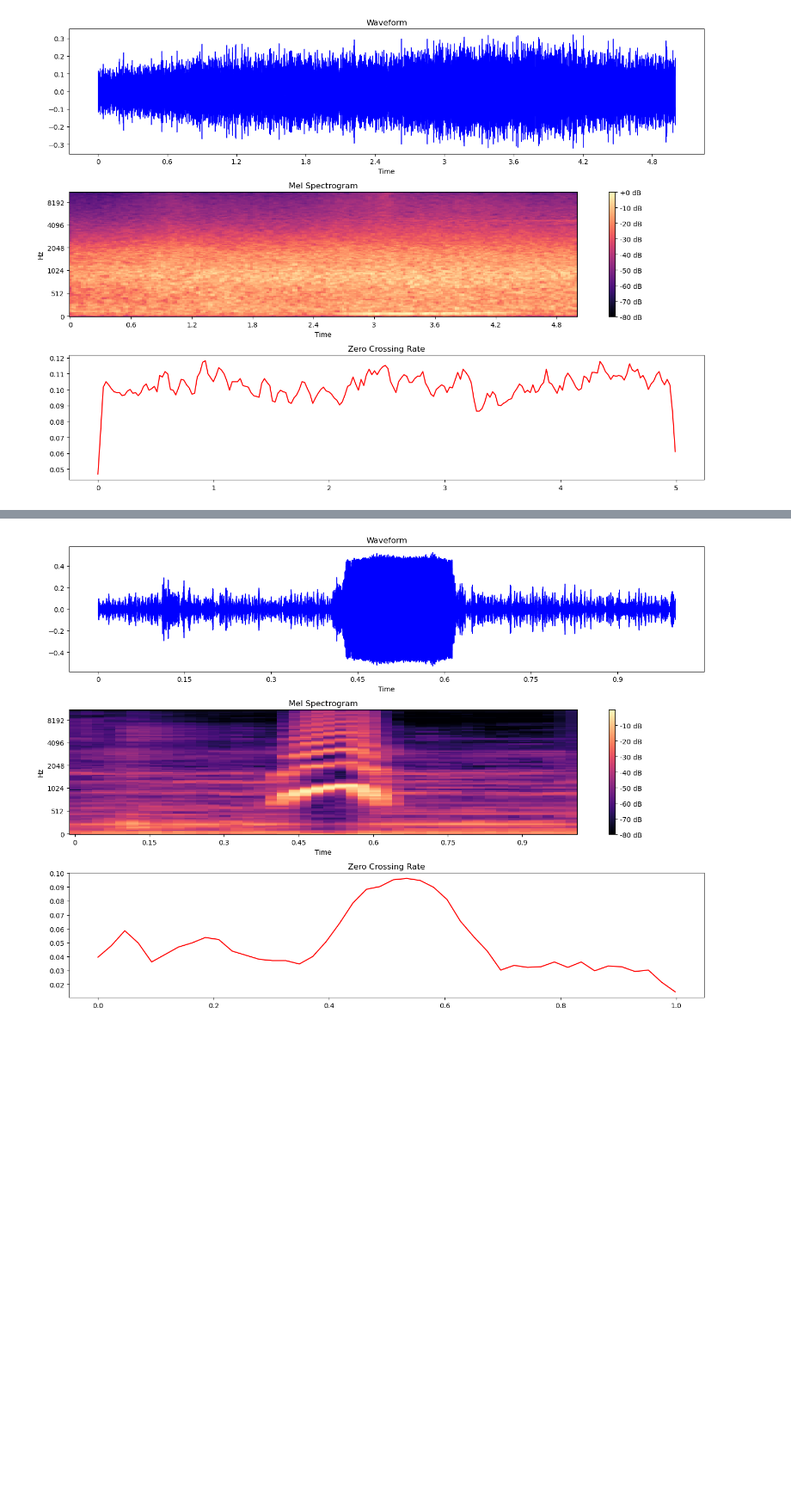
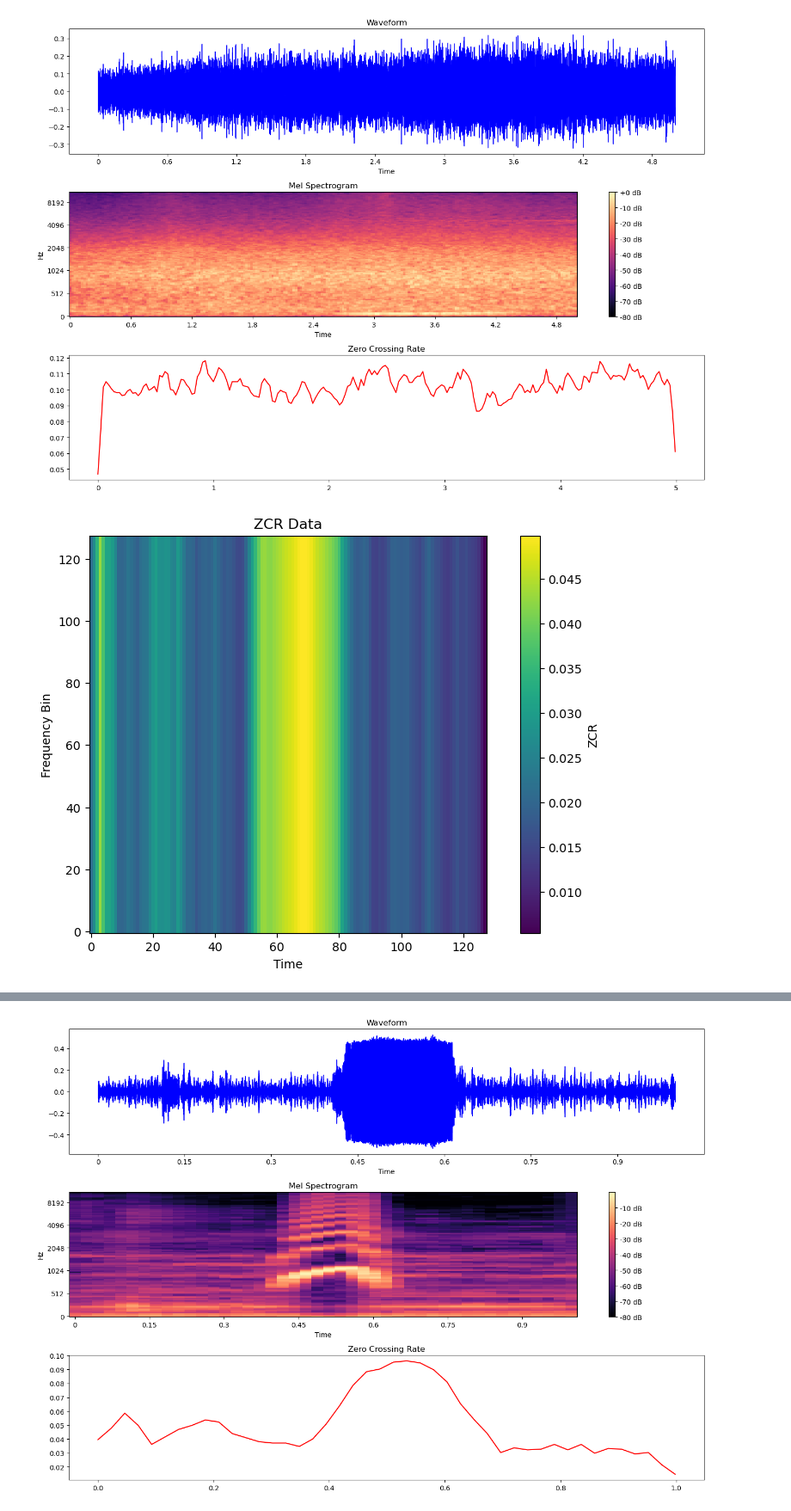
Before and after one commit to PetraWLeka/Machine-Learning, a Jupyter notebook: pengenal_teriak _xexe.ipynb, the cells around one changed output, grey strips where cells are left out. Shown at 86% size. Cells and saved outputs as stored; diff of their text form; code cells hidden in the pictures; blank space fills up the shorter version.

Commit message:
akirnya bisa plot zcr dari npy

```diff
--- a/pengenal_teriak _xexe.ipynb
+++ b/pengenal_teriak _xexe.ipynb
@@ -62,3 +62,20 @@ plt.tight_layout()
 plt.show()
 # %% [output]
 [figure]
+# %%
+import numpy as np
+import matplotlib.pyplot as plt
+
+# Load ZCR data from the file
+zcr_data = np.load('zcr_data.npy')
+
+# Plot the ZCR data
+plt.figure(figsize=(10, 6))
+plt.imshow(zcr_data[0][:, :, 0], cmap='viridis', origin='lower')
+plt.title('ZCR Data')
+plt.xlabel('Time')
+plt.ylabel('Frequency Bin')
+plt.colorbar(label='ZCR')
+plt.show()
+# %% [output]
+[figure, added]
```
Also changed, not shown: parts of 4 cells of this notebook.
